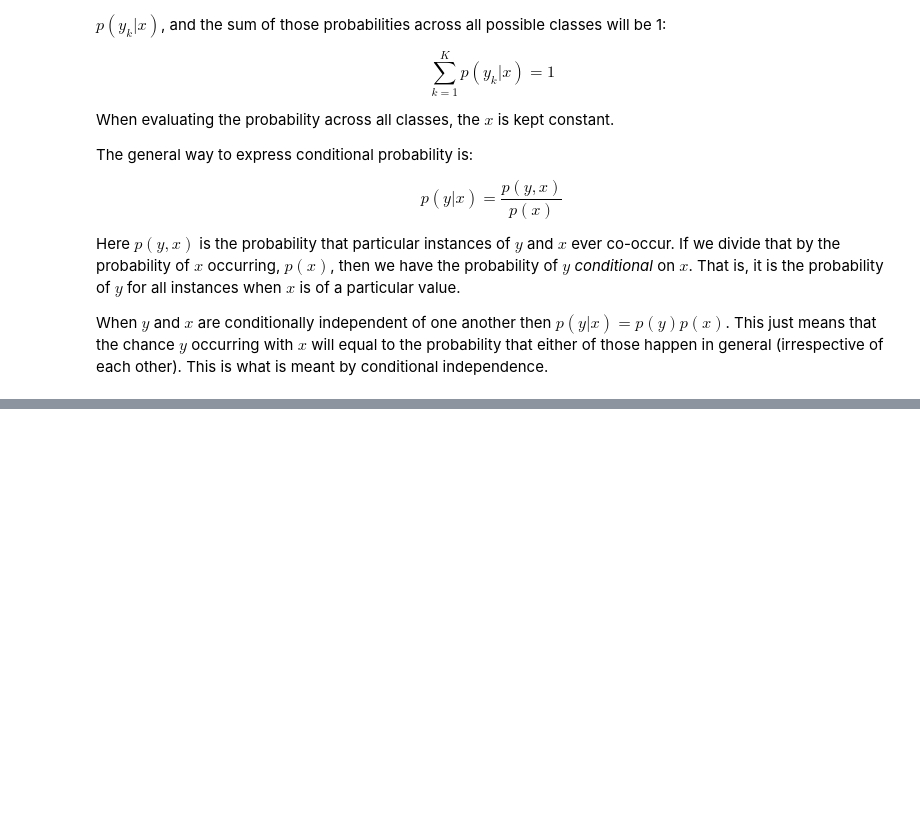
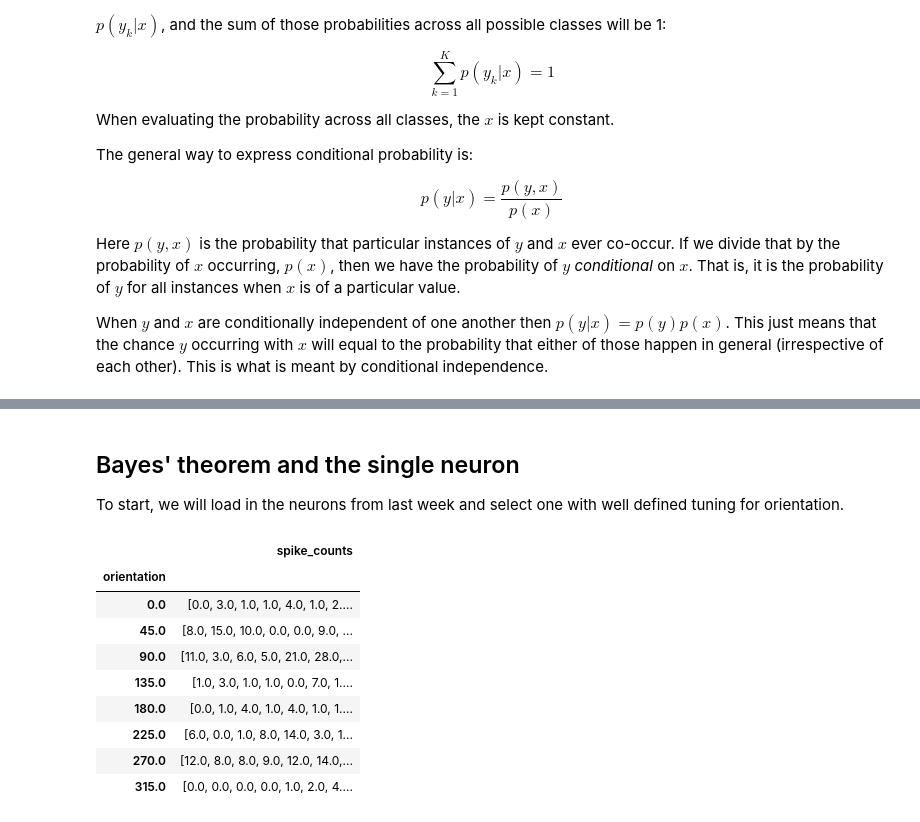
Before and after one commit to dbheadley/DecodingTheBrain, a Jupyter notebook: Week12/notes.ipynb, the cells around one changed output, grey strips where cells are left out. Drawn from its saved outputs; the diff is of its cells as text; code cells hidden in the pictures; blank space fills up the shorter version.

```diff
--- a/Week12/notes.ipynb
+++ b/Week12/notes.ipynb
@@ -52,0 +75,4 @@ However, we do have
+# %% [markdown]
+## Bayes' theorem and the single neuron
+
+To start, we will load in the neurons from last week and select one with well defined tuning for orientation.
@@ -52,0 +114,13 @@ However, we do have
+# %%
+spikes.loc[sel_unit]['rf_ori'].stim_counts
+# %% [output]
+|  | spike_counts |
+| orientation |  |
+| 0.0 | [0.0, 3.0, 1.0, 1.0, 4.0, 1.0, 2.... |
+| 45.0 | [8.0, 15.0, 10.0, 0.0, 0.0, 9.0, ... |
+| 90.0 | [11.0, 3.0, 6.0, 5.0, 21.0, 28.0,... |
+| 135.0 | [1.0, 3.0, 1.0, 1.0, 0.0, 7.0, 1.... |
+| 180.0 | [0.0, 1.0, 4.0, 1.0, 4.0, 1.0, 1.... |
+| 225.0 | [6.0, 0.0, 1.0, 8.0, 14.0, 3.0, 1... |
+| 270.0 | [12.0, 8.0, 8.0, 9.0, 12.0, 14.0,... |
+| 315.0 | [0.0, 0.0, 0.0, 0.0, 1.0, 2.0, 4.... |
```
Also changed, not shown: parts of 7 cells of this notebook, 3 other files.
